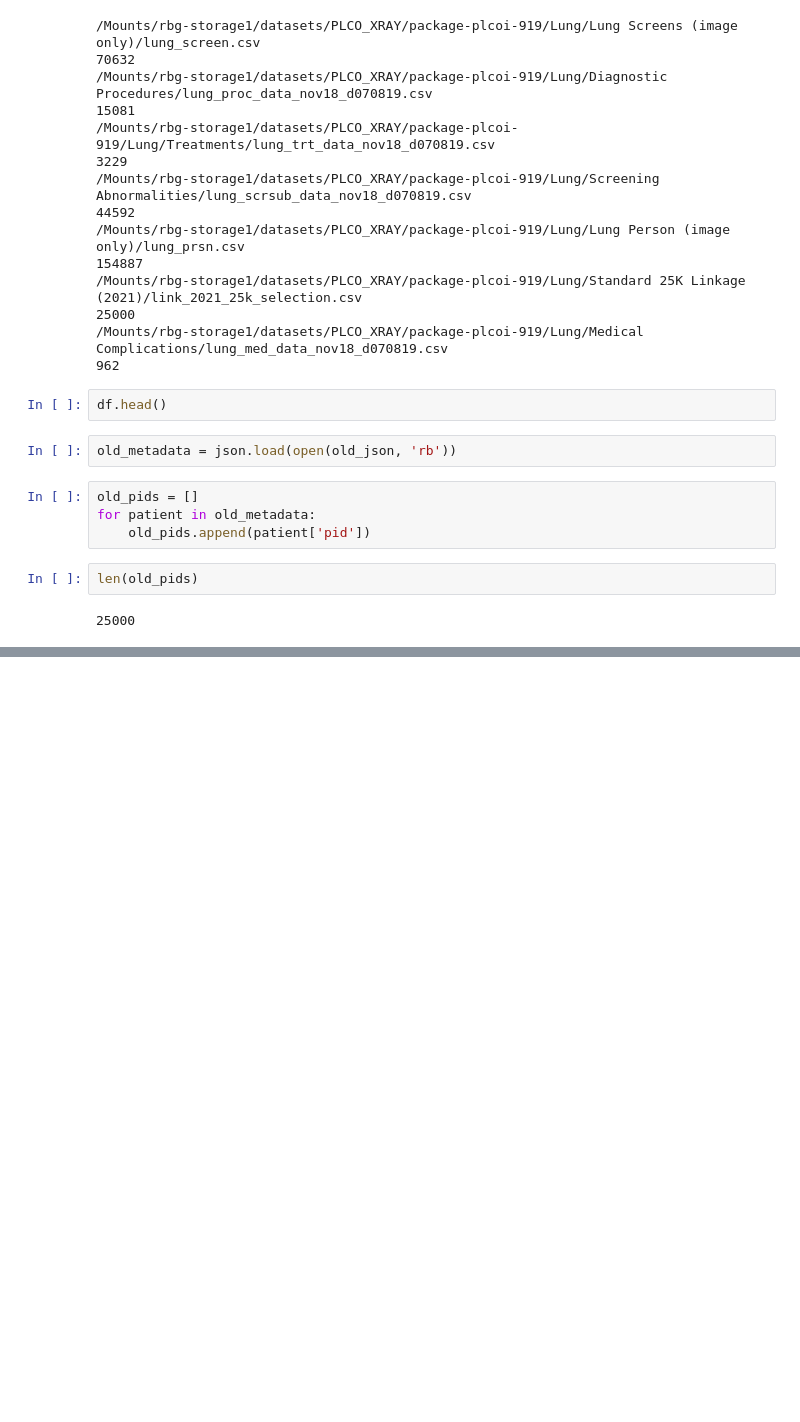
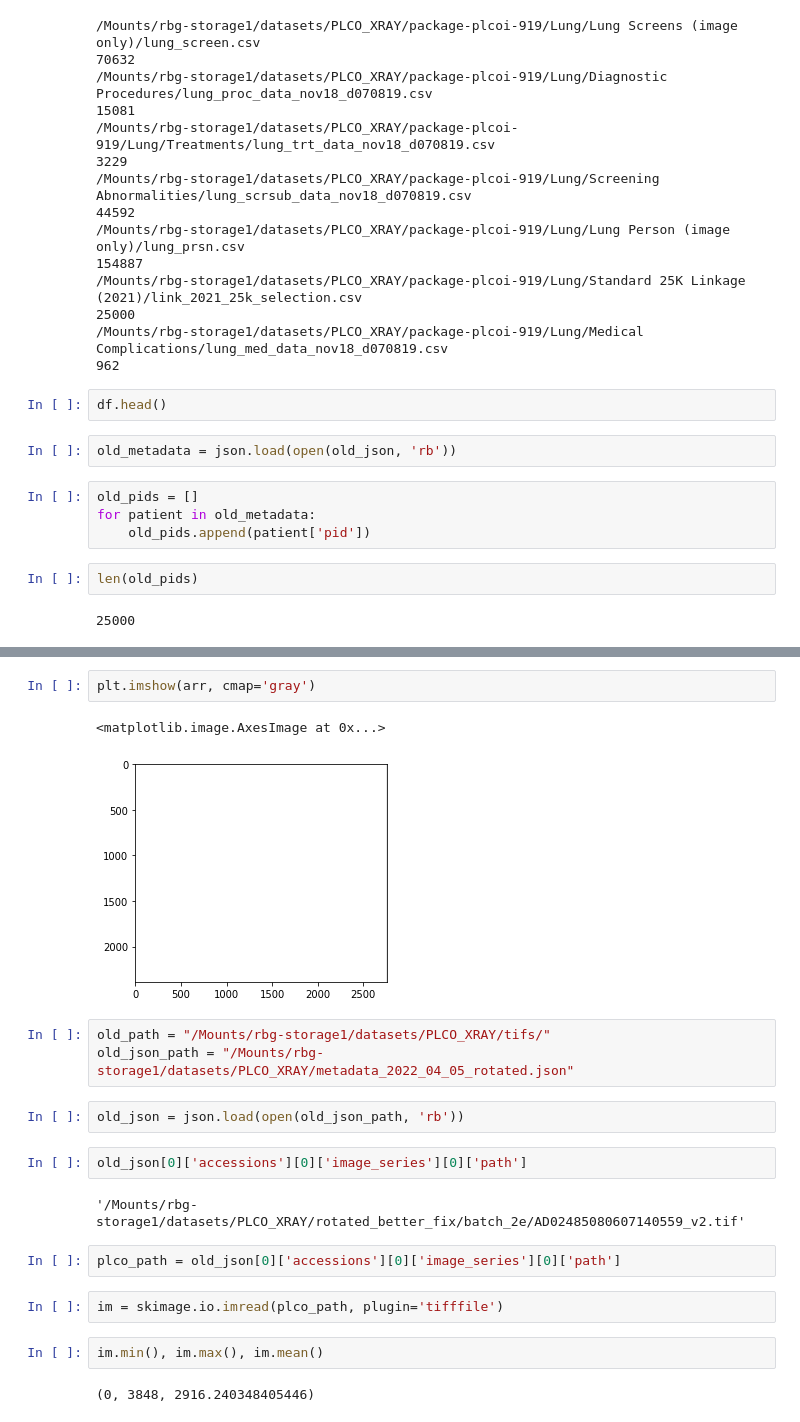
Before and after one commit to pgmikhael/SybilX, a Jupyter notebook: notebooks/updated_plco_eda.ipynb, the cells around one changed output, grey strips where cells are left out. Drawn from its saved outputs; the diff is of its cells as text; blank space fills up the shorter version.

```diff
--- a/notebooks/updated_plco_eda.ipynb
+++ b/notebooks/updated_plco_eda.ipynb
@@ -206,0 +291,22 @@ len(old_pids)
+# %%
+plt.imshow(arr, cmap='gray')
+# %% [output]
+<matplotlib.image.AxesImage at 0x...>
+[figure, added]
+# %%
+old_path = "/Mounts/rbg-storage1/datasets/PLCO_XRAY/tifs/"
+old_json_path = "/Mounts/rbg-storage1/datasets/PLCO_XRAY/metadata_2022_04_05_rotated.json"
+# %%
+old_json = json.load(open(old_json_path, 'rb'))
+# %%
+old_json[0]['accessions'][0]['image_series'][0]['path']
+# %% [output]
+'/Mounts/rbg-storage1/datasets/PLCO_XRAY/rotated_better_fix/batch_2e/AD02485080607140559_v2.tif'
+# %%
+plco_path = old_json[0]['accessions'][0]['image_series'][0]['path']
+# %%
+im = skimage.io.imread(plco_path, plugin='tifffile')
+# %%
+im.min(), im.max(), im.mean()
+# %% [output]
+(0, 3848, 2916.240348405446)
```
Also changed, not shown: parts of 34 cells of this notebook, 2 other files.
